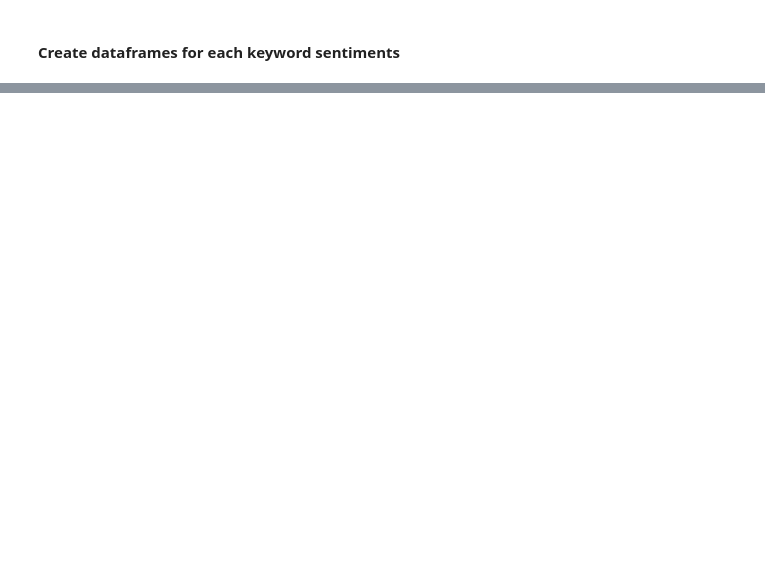
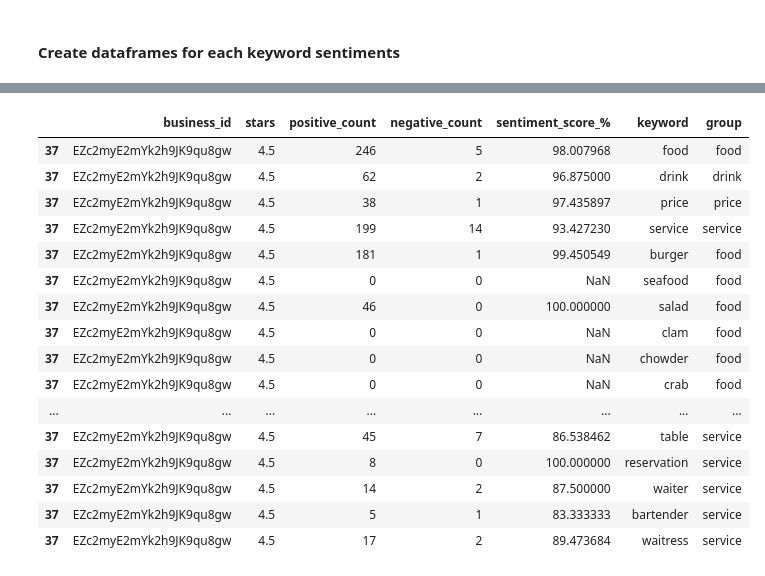
Before and after one commit to sathitvudh/stat628-module3-group4-fall2022-uwmadison, a Jupyter notebook: code/Review Analysis/Bar Reviews Sentiment Analysis.ipynb, the cells around one changed output, grey strips where cells are left out. Cells and saved outputs as stored; diff of their text form; code cells hidden in the pictures; blank space fills up the shorter version.

Commit message:
Updated review analysis SS
Review analysis and ShinyApp code update

```diff
--- a/code/Review Analysis/Bar Reviews Sentiment Analysis.ipynb
+++ b/code/Review Analysis/Bar Reviews Sentiment Analysis.ipynb
@@ -594,0 +695,16 @@ test = df_service.append(df_price).to_csv("test.csv")
+# %%
+final_review_sentiment = pd.DataFrame()
+
+for i in keyword_list:
+    #print("../../data/Review/"+i+"_sentiment.csv")
+    df = pd.read_csv("../../data/Review/"+i+"_sentiment.csv").drop(columns=['Unnamed: 0'])
+    df["keyword"] = i
+    if i in feature_dict["food"]:
+        df["group"] = "food"
+    elif i in feature_dict["service"]:
+        df["group"] = "service"
+    elif i in feature_dict["drink"]:
+        df["group"] = "drink"
+    else: # it's the main group itself
+        df["group"] = i
+    final_review_sentiment = final_review_sentiment.append(df)
@@ -594,0 +726,27 @@ test = df_service.append(df_price).to_csv("test.csv")
+# %%
+# Impute the Nan value by the score average of the keyword under that main keywords.
+
+food_df = final_review_sentiment[final_review_sentiment["group"] == "food"]
+drink_df = final_review_sentiment[final_review_sentiment["group"] == "drink"]
+service_df = final_review_sentiment[final_review_sentiment["group"] == "service"]
+# %%
+# List all business that the keyword food have no sentiment score
+bus_food_na = list(na_df[na_df["keyword"] == "food"]["business_id"])
+bus_drink_na = list(na_df[na_df["keyword"] == "drink"]["business_id"])
+bus_service_na = list(na_df[na_df["keyword"] == "service"]["business_id"])
+
+# replace the value of NaN by the average
+## food
+for bar in bus_food_na:
+    mean = food_df[food_df["business_id"] == bar]["sentiment_score_%"].mean()
+    final_review_sentiment["sentiment_score_%"] = np.where((final_review_sentiment["business_id"] == bar) & (final_review_sentiment["keyword"] == "food"), mean, final_review_sentiment["sentiment_score_%"])
+
+## drink
+for bar in bus_drink_na:
+    mean = drink_df[drink_df["business_id"] == bar]["sentiment_score_%"].mean()
+    final_review_sentiment["sentiment_score_%"] = np.where((final_review_sentiment["business_id"] == bar) & (final_review_sentiment["keyword"] == "drink"), mean, final_review_sentiment["sentiment_score_%"])
+
+## service
+for bar in bus_service_na:
+    mean = service_df[service_df["business_id"] == bar]["sentiment_score_%"].mean()
+    final_review_sentiment["sentiment_score_%"] = np.where((final_review_sentiment["business_id"] == bar) & (final_review_sentiment["keyword"] == "service"), mean, final_review_sentiment["sentiment_score_%"])
@@ -594,0 +771,20 @@ test = df_service.append(df_price).to_csv("test.csv")
+# %%
+final_review_sentiment[final_review_sentiment["business_id"] == "EZc2myE2mYk2h9JK9qu8gw"]
+# %% [output]
+|  | business_id | stars | positive_count | negative_count | sentiment_score_% | keyword | group |
+| 37 | EZc2myE2mYk2h9JK9qu8gw | 4.5 | 246 | 5 | 98.007968 | food | food |
+| 37 | EZc2myE2mYk2h9JK9qu8gw | 4.5 | 62 | 2 | 96.875000 | drink | drink |
+| 37 | EZc2myE2mYk2h9JK9qu8gw | 4.5 | 38 | 1 | 97.435897 | price | price |
+| 37 | EZc2myE2mYk2h9JK9qu8gw | 4.5 | 199 | 14 | 93.427230 | service | service |
+| 37 | EZc2myE2mYk2h9JK9qu8gw | 4.5 | 181 | 1 | 99.450549 | burger | food |
+| 37 | EZc2myE2mYk2h9JK9qu8gw | 4.5 | 0 | 0 | NaN | seafood | food |
+| 37 | EZc2myE2mYk2h9JK9qu8gw | 4.5 | 46 | 0 | 100.000000 | salad | food |
+| 37 | EZc2myE2mYk2h9JK9qu8gw | 4.5 | 0 | 0 | NaN | clam | food |
+| 37 | EZc2myE2mYk2h9JK9qu8gw | 4.5 | 0 | 0 | NaN | chowder | food |
+| 37 | EZc2myE2mYk2h9JK9qu8gw | 4.5 | 0 | 0 | NaN | crab | food |
+| ... | ... | ... | ... | ... | ... | ... | ... |
+| 37 | EZc2myE2mYk2h9JK9qu8gw | 4.5 | 45 | 7 | 86.538462 | table | service |
+| 37 | EZc2myE2mYk2h9JK9qu8gw | 4.5 | 8 | 0 | 100.000000 | reservation | service |
+| 37 | EZc2myE2mYk2h9JK9qu8gw | 4.5 | 14 | 2 | 87.500000 | waiter | service |
+| 37 | EZc2myE2mYk2h9JK9qu8gw | 4.5 | 5 | 1 | 83.333333 | bartender | service |
+| 37 | EZc2myE2mYk2h9JK9qu8gw | 4.5 | 17 | 2 | 89.473684 | waitress | service |
```
Also changed, not shown: parts of 28 cells of this notebook, 40 other files.
